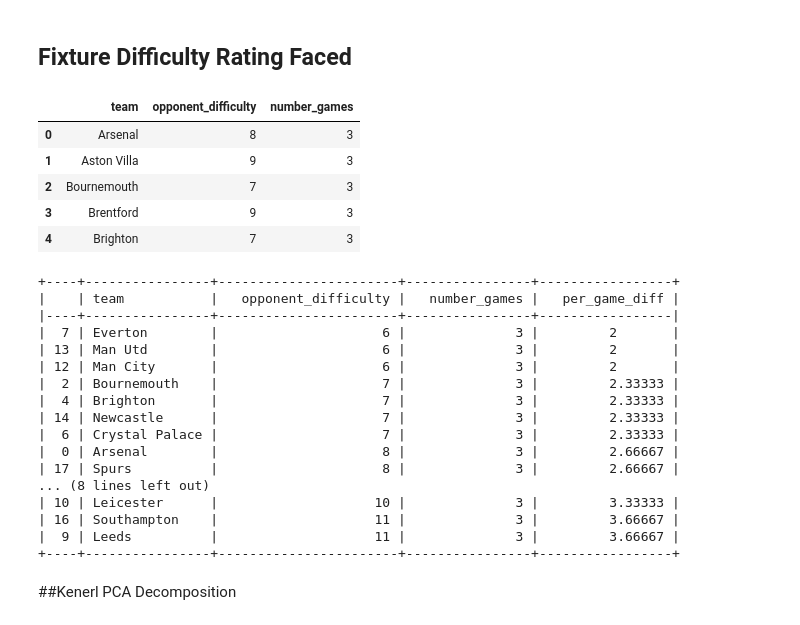
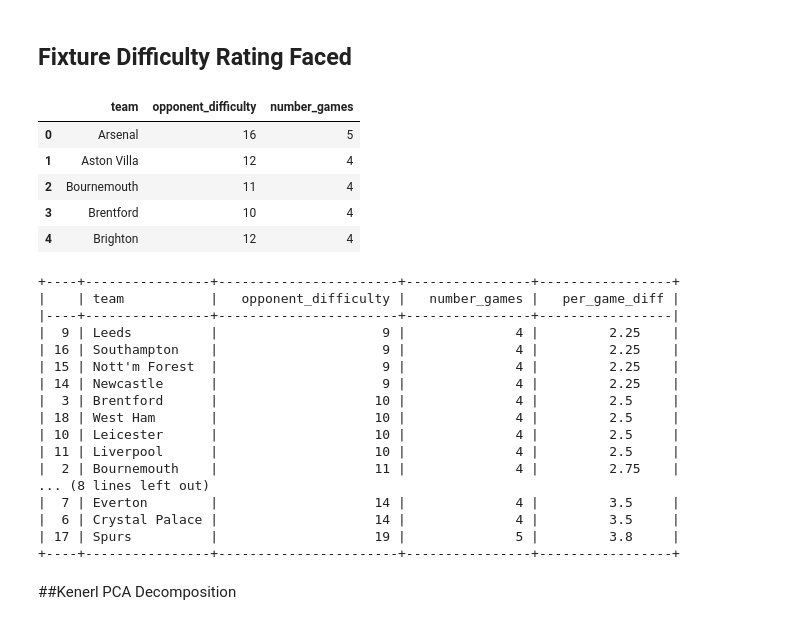
Before and after one commit to SitwalaM/fpl, a Jupyter notebook: notebooks/fpl_eda.ipynb, the cells around one changed output. Drawn from its saved outputs; the diff is of its cells as text; code cells hidden in the pictures.

```diff
--- a/notebooks/fpl_eda.ipynb
+++ b/notebooks/fpl_eda.ipynb
@@ -167,18 +167,18 @@ plt.savefig("../images/volatility.png")
 # %%
 
 # use the difficulty methods to get opponent difficulty for next four fixtures
 from difficulty import team_difficulty
 gameweek = get_current_gameweek()
-diff_df = team_difficulty(gameweek+1,gameweek+3)
+diff_df = team_difficulty(gameweek+1,gameweek+4)
 diff_df = diff_df["totals"]
 diff_df.head()
 # %% [output]
 |  | team | opponent_difficulty | number_games |
-| 0 | Arsenal | 8 | 3 |
-| 1 | Aston Villa | 9 | 3 |
-| 2 | Bournemouth | 7 | 3 |
-| 3 | Brentford | 9 | 3 |
-| 4 | Brighton | 7 | 3 |
+| 0 | Arsenal | 16 | 5 |
+| 1 | Aston Villa | 12 | 4 |
+| 2 | Bournemouth | 11 | 4 |
+| 3 | Brentford | 10 | 4 |
+| 4 | Brighton | 12 | 4 |
 # %%
 # add a per game column because of teams blanking (lesss fixtures)
 diff_df["per_game_diff"] = diff_df.opponent_difficulty/diff_df.number_games
@@ -190,19 +190,19 @@ print(tabulate(diff_df, headers='keys', tablefmt='psql'))
 +----+----------------+-----------------------+----------------+-----------------+
 |    | team           |   opponent_difficulty |   number_games |   per_game_diff |
 |----+----------------+-----------------------+----------------+-----------------|
-|  7 | Everton        |                     6 |              3 |         2       |
-| 13 | Man Utd        |                     6 |              3 |         2       |
-| 12 | Man City       |                     6 |              3 |         2       |
-|  2 | Bournemouth    |                     7 |              3 |         2.33333 |
-|  4 | Brighton       |                     7 |              3 |         2.33333 |
-| 14 | Newcastle      |                     7 |              3 |         2.33333 |
-|  6 | Crystal Palace |                     7 |              3 |         2.33333 |
-|  0 | Arsenal        |                     8 |              3 |         2.66667 |
-| 17 | Spurs          |                     8 |              3 |         2.66667 |
+|  9 | Leeds          |                     9 |              4 |         2.25    |
+| 16 | Southampton    |                     9 |              4 |         2.25    |
+| 15 | Nott'm Forest  |                     9 |              4 |         2.25    |
+| 14 | Newcastle      |                     9 |              4 |         2.25    |
+|  3 | Brentford      |                    10 |              4 |         2.5     |
+| 18 | West Ham       |                    10 |              4 |         2.5     |
+| 10 | Leicester      |                    10 |              4 |         2.5     |
+| 11 | Liverpool      |                    10 |              4 |         2.5     |
+|  2 | Bournemouth    |                    11 |              4 |         2.75    |
 ... (8 lines left out)
-| 10 | Leicester      |                    10 |              3 |         3.33333 |
-| 16 | Southampton    |                    11 |              3 |         3.66667 |
-|  9 | Leeds          |                    11 |              3 |         3.66667 |
+|  7 | Everton        |                    14 |              4 |         3.5     |
+|  6 | Crystal Palace |                    14 |              4 |         3.5     |
+| 17 | Spurs          |                    19 |              5 |         3.8     |
 +----+----------------+-----------------------+----------------+-----------------+
 # %% [markdown]
 ##Kenerl PCA Decomposition
```
Also changed, not shown: parts of 14 cells of this notebook.
